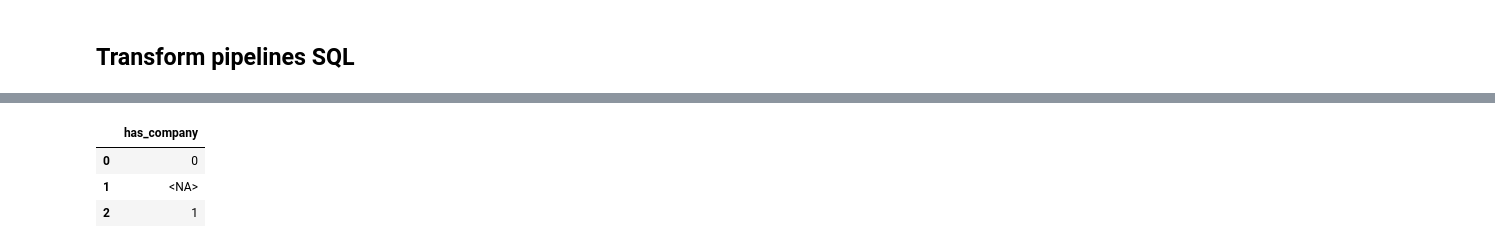
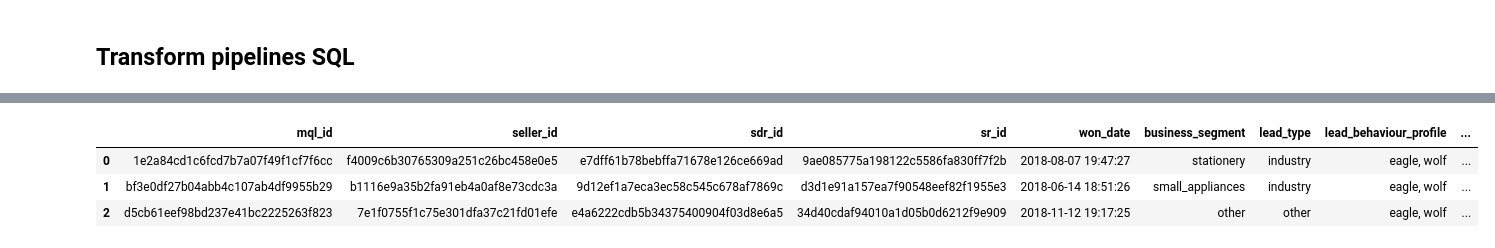
Before and after one commit to Gabrieln18/olist_data_project, a Jupyter notebook: notebooks/workflows.ipynb, the cells around one changed output, grey strips where cells are left out. Cells and saved outputs as stored; diff of their text form; code cells hidden in the pictures.

```diff
--- a/notebooks/workflows.ipynb
+++ b/notebooks/workflows.ipynb
@@ -314,14 +353,14 @@ pandas_sql("""
 # %%
 # visualizando as categorias de business_segment
 # pandas_sql("SELECT DISTINCT business_segment FROM delta_scan('../delta_lake/bronze/leads_closed_bronze')")
 
 # visualizando as categorias de lead_behaviour_profile
 # pandas_sql("SELECT DISTINCT lead_behaviour_profile FROM delta_scan('../delta_lake/bronze/leads_closed_bronze')")
 
 # visualizando as categorias de has_company
-pandas_sql("SELECT DISTINCT has_company FROM delta_scan('../delta_lake/bronze/leads_closed_bronze')")
+pandas_sql("SELECT * FROM delta_scan('../delta_lake/bronze/leads_closed_bronze') WHERE lead_behaviour_profile == 'eagle, wolf' LIMIT 3")
 # %% [output]
-|  | has_company |
-| 0 | 0 |
-| 1 | <NA> |
-| 2 | 1 |
+|  | mql_id | seller_id | sdr_id | sr_id | won_date | business_segment | lead_type | lead_behaviour_profile | ... |
+| 0 | 1e2a84cd1c6fcd7b7a07f49f1cf7f6cc | f4009c6b30765309a251c26bc458e0e5 | e7dff61b78bebffa71678e126ce669ad | 9ae085775a198122c5586fa830ff7f2b | 2018-08-07 19:47:27 | stationery | industry | eagle, wolf | ... |
+| 1 | bf3e0df27b04abb4c107ab4df9955b29 | b1116e9a35b2fa91eb4a0af8e73cdc3a | 9d12ef1a7eca3ec58c545c678af7869c | d3d1e91a157ea7f90548eef82f1955e3 | 2018-06-14 18:51:26 | small_appliances | industry | eagle, wolf | ... |
+| 2 | d5cb61eef98bd237e41bc2225263f823 | 7e1f0755f1c75e301dfa37c21fd01efe | e4a6222cdb5b34375400904f03d8e6a5 | 34d40cdaf94010a1d05b0d6212f9e909 | 2018-11-12 19:17:25 | other | other | eagle, wolf | ... |
```
Also changed, not shown: parts of 34 cells of this notebook.
